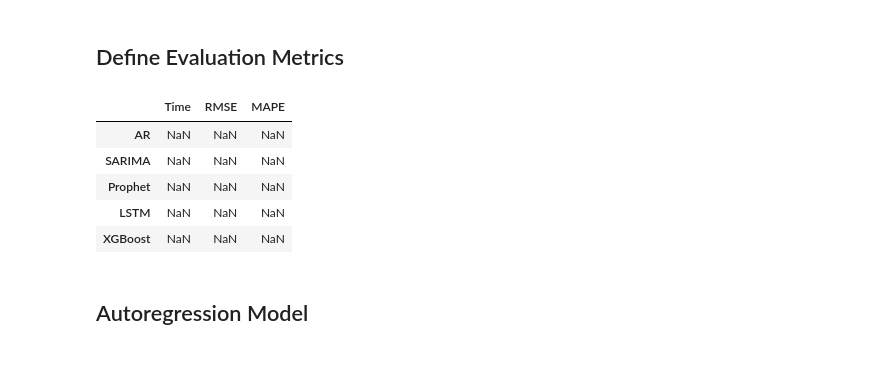
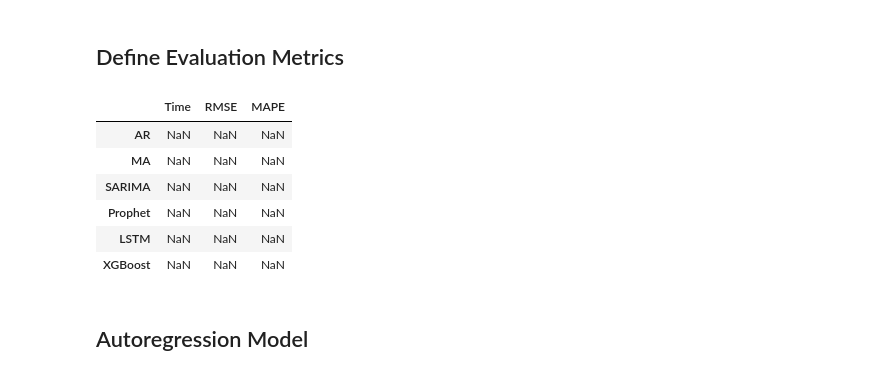
Before and after one commit to kaziahosunhabibripon/Time-Series, a Jupyter notebook: Energy-Consumption-16.ipynb, the cells around one changed output. Drawn from its saved outputs; the diff is of its cells as text; code cells hidden in the pictures.

```diff
--- a/Energy-Consumption-16.ipynb
+++ b/Energy-Consumption-16.ipynb
@@ -147,17 +147,19 @@ def MAPE(forecast,truth,model,df):
     print('The Mean Absolute Percentage Error (MAPE) of our forecasts is {}'.format(MAPE))
 # %%
 result_df_index=['AR',
-              'SARIMA',
-              'Prophet',
-              'LSTM',
-              'XGBoost']
+                 'MA',
+                 'SARIMA',
+                 'Prophet',
+                 'LSTM',
+                 'XGBoost']
 result_df_col=['Time','RMSE','MAPE']
 
 result_df=pd.DataFrame(index=result_df_index, columns=result_df_col)
 result_df
 # %% [output]
 |  | Time | RMSE | MAPE |
 | AR | NaN | NaN | NaN |
+| MA | NaN | NaN | NaN |
 | SARIMA | NaN | NaN | NaN |
 | Prophet | NaN | NaN | NaN |
 | LSTM | NaN | NaN | NaN |
```
Also changed, not shown: parts of 48 cells of this notebook.
